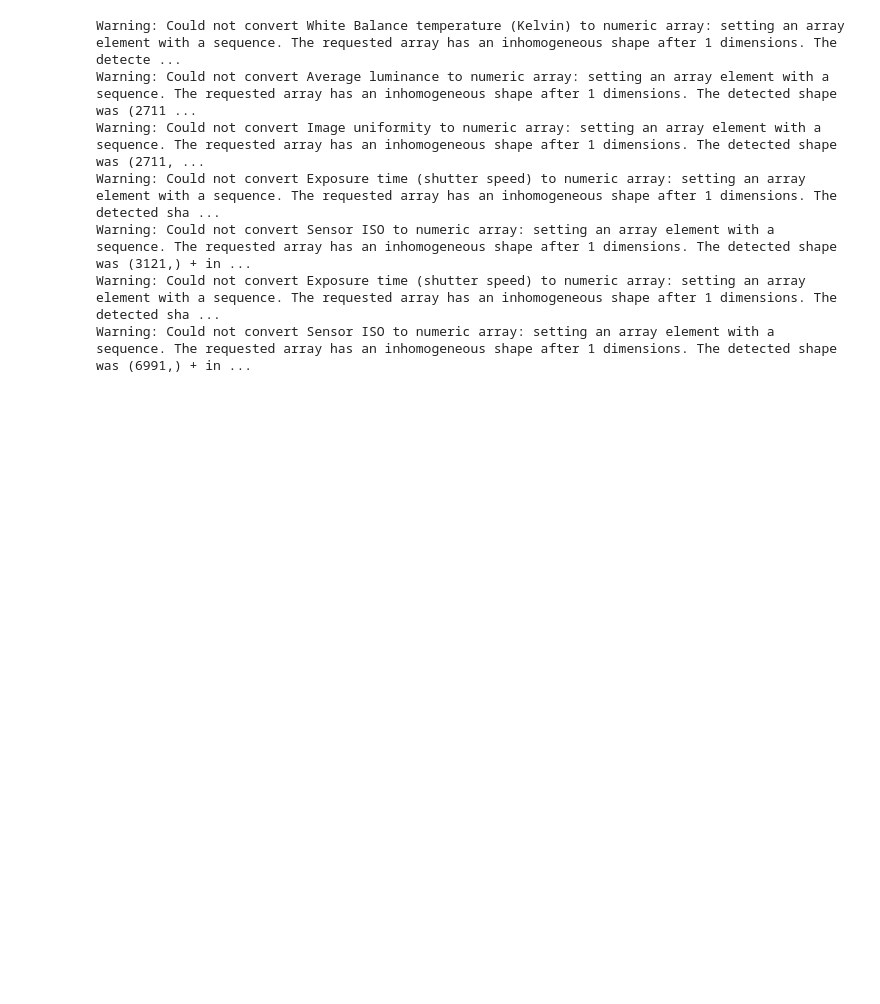
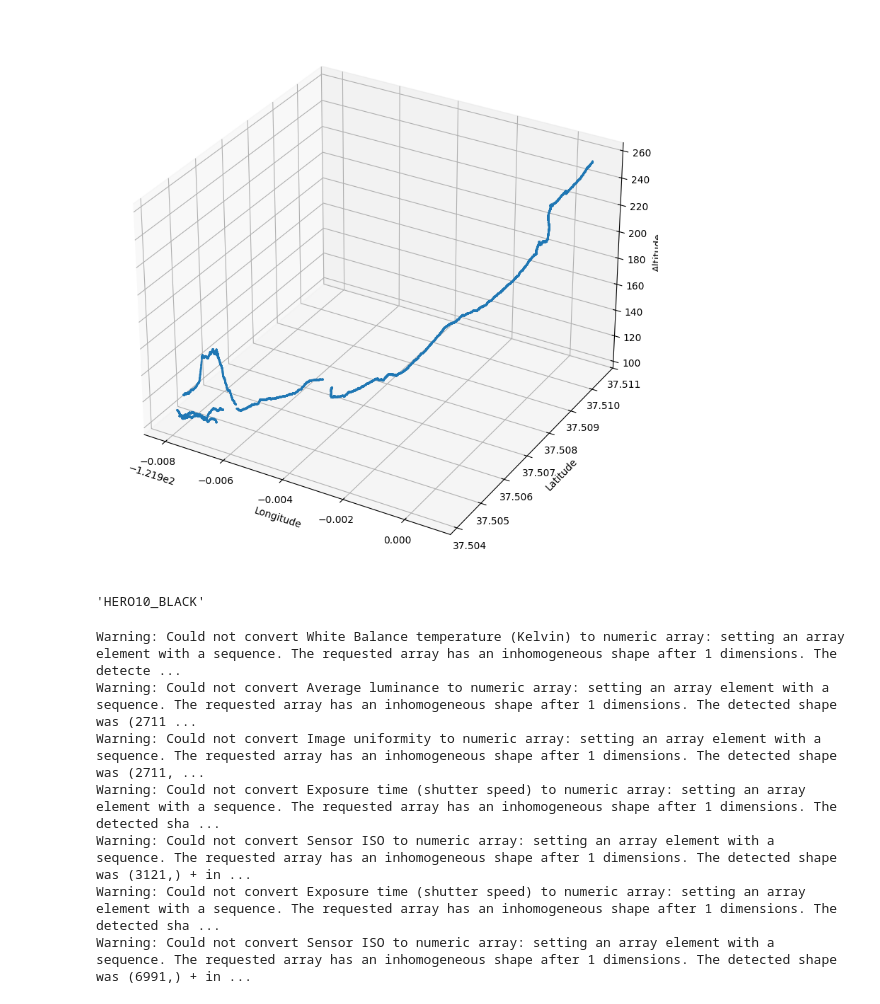
Before and after one commit to humishum/mapper, a Jupyter notebook: sandbox.ipynb, the cells around one changed output. Saved outputs shown, nothing was run; the diff lists cells and outputs as text; code cells hidden in the pictures; blank space fills up the shorter version.

```diff
--- a/sandbox.ipynb
+++ b/sandbox.ipynb
@@ -24,3 +39,20 @@ Warning: Could not convert Sensor ISO to numeric array: setting an array element
+# %%
+from mpl_toolkits.mplot3d import Axes3D
+
+fig = plt.figure(figsize=(10,10))
+ax = fig.add_subplot(111, projection='3d')
+ax.scatter(gps_df['lon'], gps_df['lat'], gps_df['alt'], s=1)
+ax.set_xlabel('Longitude')
+ax.set_ylabel('Latitude')
+ax.set_zlabel('Altitude')
+plt.grid()
+plt.show()
+# %% [output]
+[figure, added]
+# %%
+telemetry.
+# %% [output]
+'HERO10_BLACK'
 # %%
 folder = Path("/home/ape/Documents/MapperGoProVids")
 for file in folder.glob("*.MP4"):
```
Also changed, not shown: parts of 14 cells of this notebook, 25 other files.
